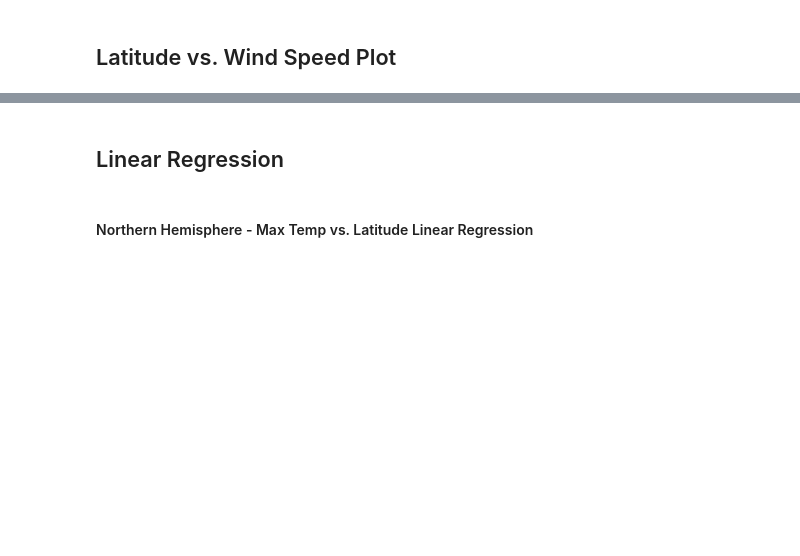
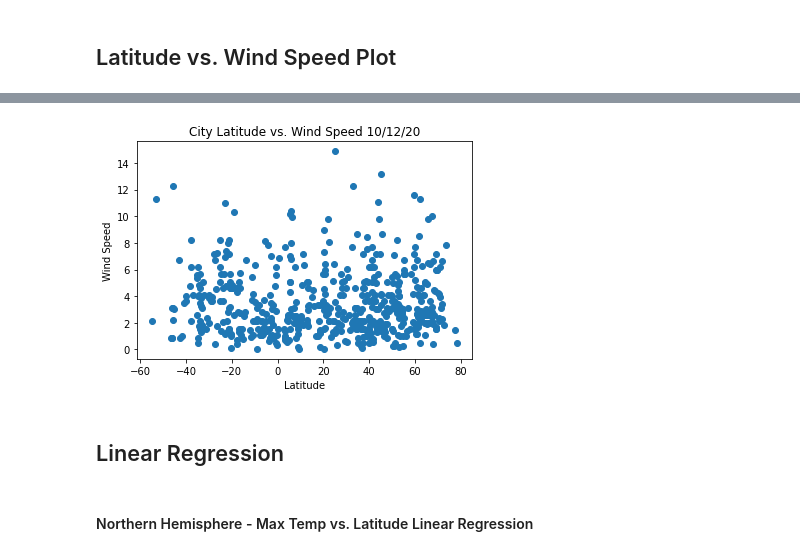
Before and after one commit to dkuchan415/OpenWeatherMapAPI_Analysis, a Jupyter notebook: WeatherPy/WeatherPy.ipynb, the cells around one changed output, grey strips where cells are left out. Cells and saved outputs as stored; diff of their text form; code cells hidden in the pictures; blank space fills up the shorter version.

```diff
--- a/WeatherPy/WeatherPy.ipynb
+++ b/WeatherPy/WeatherPy.ipynb
@@ -216,3 +234,13 @@ y_values = cities_df["Max Temp"]
+# %%
+wind_values = cities_df["Wind Speed"]
+plt.scatter(latitude_values, wind_values)
+plt.xlabel('Latitude')
+plt.ylabel('Wind Speed')
+plt.title('City Latitude vs. Wind Speed 10/12/20')
+plt.savefig('lat_v_wind.png')
+plt.show()
+# %% [output]
+[figure, added]
 # %% [markdown]
 ## Linear Regression
 # %% [markdown]
```
Also changed, not shown: parts of 11 cells of this notebook, 4 other files.
